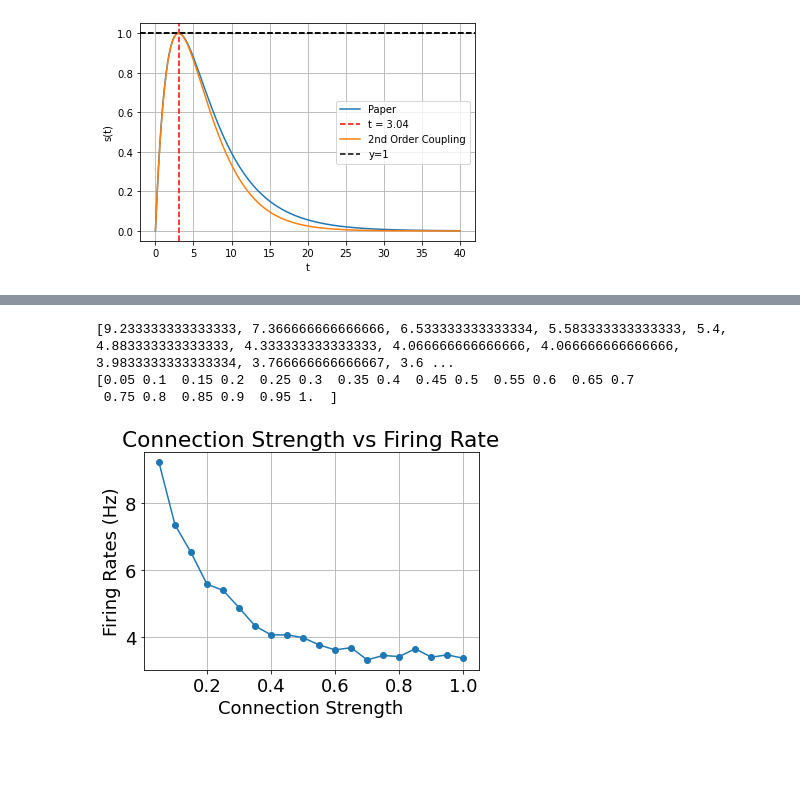
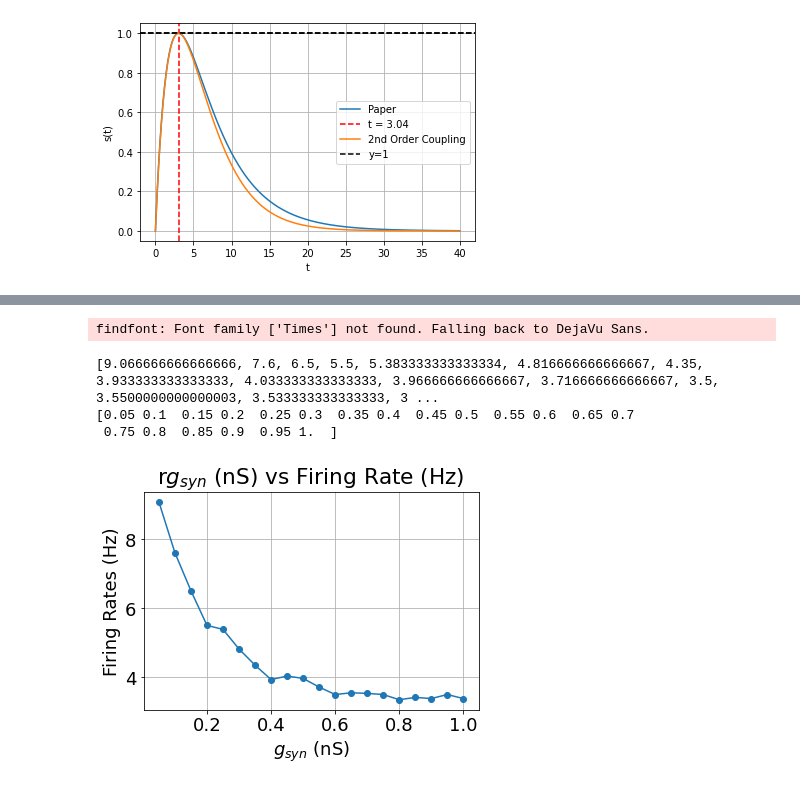
Before and after one commit to davidkelly2002/Final-Year-Project, a Jupyter notebook: Christmas Work.ipynb, the cells around one changed output, grey strips where cells are left out. Drawn from its saved outputs; the diff is of its cells as text; code cells hidden in the pictures; blank space fills up the shorter version.

```diff
--- a/Christmas Work.ipynb
+++ b/Christmas Work.ipynb
@@ -172,7 +172,7 @@ for j in range(N):
     for i in range(N):
         if i != j:  # Avoid self-connections
             if np.random.rand() < connection_probability:
-                g[j, i] = 1  # Set connection strength
+                g[j, i] = 0.03  # Set connection strength
 
 # All-to-all connectivity
 # g = np.random.uniform(0.05, 0.5, size=(N, N))
@@ -359,38 +359,39 @@ for conn_strength in connection_strengths:
         y_all = np.concatenate([y_all, y[:, :-1]], axis=1)
 
         t0 = t_end
         v_init = y[:N, -1]
         u_init = y[N:2*N, -1]
         s_init = y[2*N:3*N, -1]
         p_init = y[3*N:4*N, -1]
 
         if len(sol_v.t_events[0]) > 0:
             spike = v_init.argmax()
             v_init[spike] = v_reset
             u_init[spike] += d
             p_init[spike] += 2.7185823035951033
 
             spike_times[spikeCounter, :] = [t0, spike]
             spikeCounter = spikeCounter + 1
             i += 1
 
 
     average_firing_rate = len(spike_times[spike_times[:, 0] > 100]) / (N * (T - 100))*1000
     firing_rates.append(average_firing_rate)
 # Plotting the results
 plt.figure()
 plt.plot(connection_strengths, firing_rates, marker='o', linestyle='-')
-plt.xlabel('Connection Strength')
+plt.xlabel(r'$g_{syn}$ (nS)')
 plt.ylabel('Firing Rates (Hz)')
-plt.title('Connection Strength vs Firing Rate')
+plt.title('r$g_{syn}$ (nS) vs Firing Rate (Hz)')
 plt.grid(True)
 print(firing_rates)
 print(connection_strengths)
 plt.show()
 # %% [output]
-[9.233333333333333, 7.366666666666666, 6.533333333333334, 5.583333333333333, 5.4, 4.883333333333333, 4.333333333333333, 4.066666666666666, 4.066666666666666, 3.9833333333333334, 3.766666666666667, 3.6 ...
-[0.05 0.1  0.15 0.2  0.25 0.3  0.35 0.4  0.45 0.5  0.55 0.6  0.65 0.7
- 0.75 0.8  0.85 0.9  0.95 1.  ]
+findfont: Font family ['Times'] not found. Falling back to DejaVu Sans.
+[9.066666666666666, 7.6, 6.5, 5.5, 5.383333333333334, 4.816666666666667, 4.35, 3.933333333333333, 4.033333333333333, 3.966666666666667, 3.716666666666667, 3.5, 3.5500000000000003, 3.533333333333333, 3 ...
+[0.05 0.1  0.15 0.2  0.25 0.3  0.35 0.4  0.45 0.5  0.55 0.6  0.65 0.7
+ 0.75 0.8  0.85 0.9  0.95 1.  ]
-[figure, old version]
+[figure, new version]
 # %%
 #Tau_S vs Firing Rate
```
Also changed, not shown: parts of 12 cells of this notebook.
